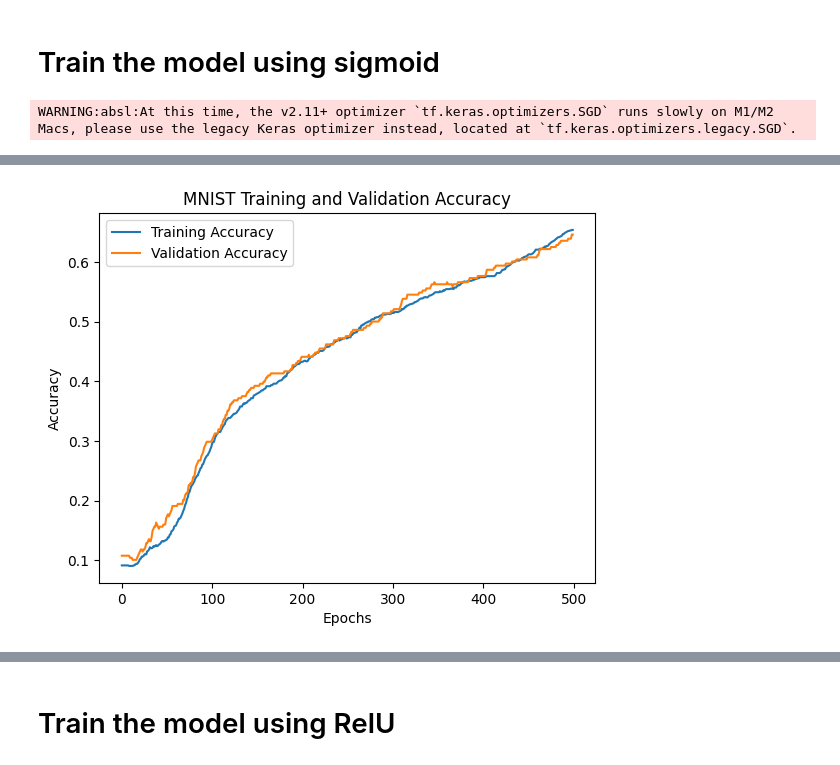
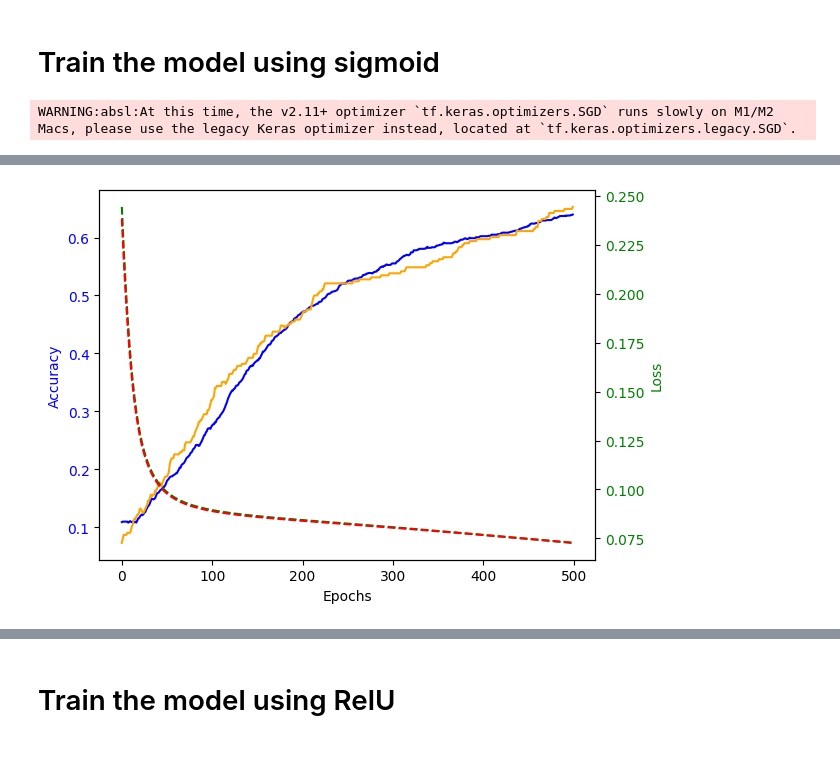
Before and after one commit to rlnasuti/MultilayerPerceptron, a Jupyter notebook: task4.ipynb, the cells around one changed output, grey strips where cells are left out. Saved outputs shown, nothing was run; the diff lists cells and outputs as text; code cells hidden in the pictures.

```diff
--- a/task4.ipynb
+++ b/task4.ipynb
@@ -45,14 +45,22 @@ mnist_model.compile(optimizer=SGD(learning_rate=0.01), loss='mean_squared_error'
 # Train the model
 mnist_history = mnist_model.fit(X_mnist_train, y_mnist_train, validation_data=(X_mnist_val, y_mnist_val), epochs=500)
 
+# Create a figure and a set of subplots
+fig, ax1 = plt.subplots()
+
 # Plot training and validation accuracy
-plt.plot(mnist_history.history['accuracy'], label='Training Accuracy')
-plt.plot(mnist_history.history['val_accuracy'], label='Validation Accuracy')
-plt.title('MNIST Training and Validation Accuracy')
-plt.xlabel('Epochs')
-plt.ylabel('Accuracy')
-plt.legend()
-plt.show()
+ax1.plot(mnist_history.history['accuracy'], label='Training Accuracy', color='blue')
+ax1.plot(mnist_history.history['val_accuracy'], label='Validation Accuracy', color='orange')
+ax1.set_xlabel('Epochs')
+ax1.set_ylabel('Accuracy', color='blue')
+ax1.tick_params(axis='y', labelcolor='blue')
+
+# Instantiate a second axes that shares the same x-axis
+ax2 = ax1.twinx()
+ax2.plot(mnist_history.history['loss'], label='Training Loss', linestyle='--', color='green')
+ax2.plot(mnist_history.history['val_loss'], label='Validation Loss', linestyle='--', color='red')
+ax2.set_ylabel('Loss', color='green')
+ax2.tick_params(axis='y', labelcolor='green')
 
 # Evaluate the model on MNIST
 mnist_accuracy = mnist_model.evaluate(X_mnist_test, y_mnist_test)[1]
@@ -79 +87 @@ Epoch 500/500
-[figure, old version]
+[figure, new version]
```
Also changed, not shown: parts of 3 cells of this notebook, 2 other files.
